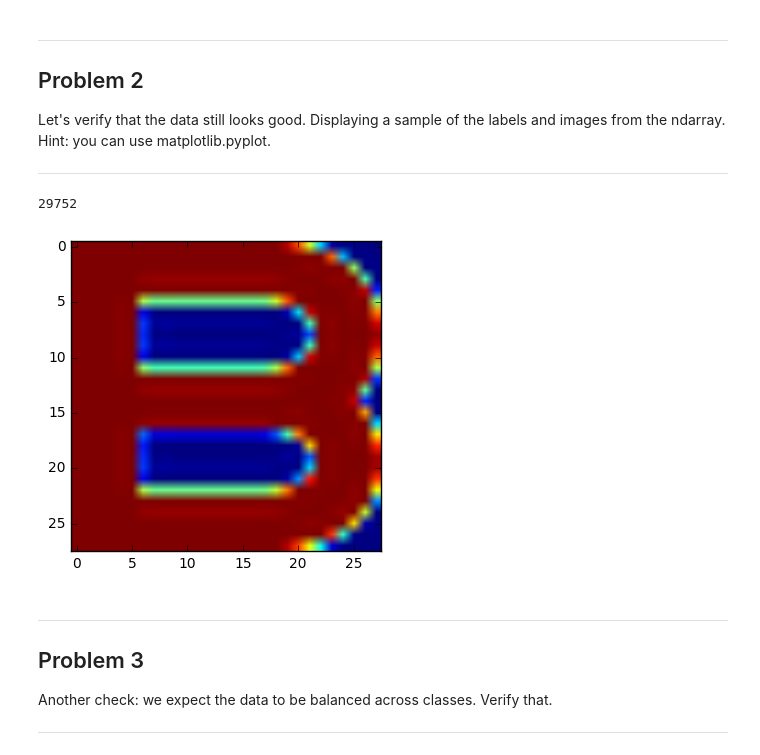
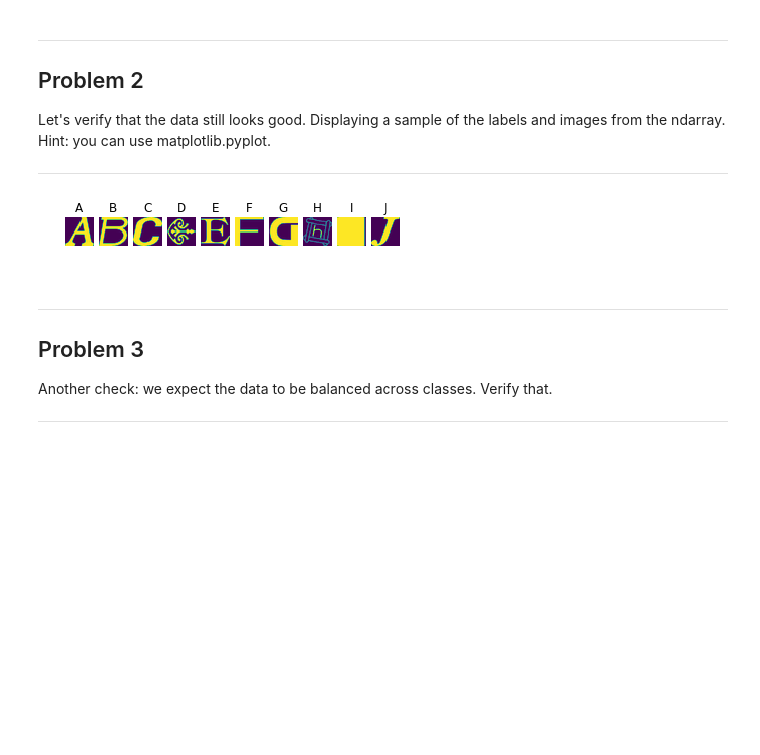
Before and after one commit to runnphoenix/DLAssignments, a Jupyter notebook: 1_notmnist.ipynb, the cells around one changed output. Drawn from its saved outputs; the diff is of its cells as text; code cells hidden in the pictures; blank space fills up the shorter version.

```diff
--- a/1_notmnist.ipynb
+++ b/1_notmnist.ipynb
@@ -30,10 +30,11 @@ First, we'll download the dataset to our local machine. The data consists of cha
 # %%
 url = 'http://commondatastorage.googleapis.com/books1000/'
 last_percent_reported = None
+data_root = '.' # Change me to store data elsewhere
 
 def download_progress_hook(count, blockSize, totalSize):
   """A hook to report the progress of a download. This is mostly intended for users with
-  slow internet connections. Reports every 1% change in download progress.
+  slow internet connections. Reports every 5% change in download progress.
   """
   global last_percent_reported
   percent = int(count * blockSize * 100 / totalSize)
@@ -50,18 +51,19 @@ def download_progress_hook(count, blockSize, totalSize):
 
 def maybe_download(filename, expected_bytes, force=False):
   """Download a file if not present, and make sure it's the right size."""
-  if force or not os.path.exists(filename):
+  dest_filename = os.path.join(data_root, filename)
+  if force or not os.path.exists(dest_filename):
     print('Attempting to download:', filename)
-    filename, _ = urlretrieve(url + filename, filename, reporthook=download_progress_hook)
+    filename, _ = urlretrieve(url + filename, dest_filename, reporthook=download_progress_hook)
     print('\nDownload Complete!')
-  statinfo = os.stat(filename)
+  statinfo = os.stat(dest_filename)
   if statinfo.st_size == expected_bytes:
-    print('Found and verified', filename)
+    print('Found and verified', dest_filename)
   else:
     raise Exception(
-      'Failed to verify ' + filename + '. Can you get to it with a browser?')
-  return filename
+      'Failed to verify ' + dest_filename + '. Can you get to it with a browser?')
+  return dest_filename
 
 train_filename = maybe_download('notMNIST_large.tar.gz', 247336696)
-test_filename = maybe_download('notMNIST_small.tar', 22456320)
+test_filename = maybe_download('notMNIST_small.tar.gz', 8458043)
 # %% [output]
@@ -83,7 +85,7 @@ def maybe_extract(filename, force=False):
     print('Extracting data for %s. This may take a while. Please wait.' % root)
     tar = tarfile.open(filename)
     sys.stdout.flush()
-    tar.extractall()
+    tar.extractall(data_root)
     tar.close()
   data_folders = [
     os.path.join(root, d) for d in sorted(os.listdir(root))
@@ -205,17 +202,20 @@ Let's verify that the data still looks good. Displaying a sample of the labels a
 
 ---
 # %%
-pickle_file = train_datasets[1]  # index 0 should be all As, 1 = all Bs, etc.
-with open(pickle_file, 'rb') as f:
-    letter_set = pickle.load(f)  # unpickle
-    sample_idx = np.random.randint(len(letter_set))  # pick a random image index
-    sample_image = letter_set[sample_idx, :, :]  # extract a 2D slice
-    print(sample_idx)
-    plt.figure()
-    plt.imshow(sample_image)  # display it
+fig = plt.figure()
+for file_index in range(10):
+    pickle_file = train_datasets[file_index]  # index 0 should be all As, 1 = all Bs, etc.
+    with open(pickle_file, 'rb') as f:
+        letter_set = pickle.load(f)  # unpickle
+        sample_idx = np.random.randint(len(letter_set))  # pick a random image index
+        sample_image = letter_set[sample_idx, :, :]  # extract a 2D slice
+        subplot = fig.add_subplot(1,10, file_index+1)
+        subplot.set_title(list('ABCDEFGHIJ')[file_index])
+        plt.axis('off')
+        plt.imshow(sample_image)  # display it
+plt.show()
 # %% [output]
-29752
-[figure, old version]
+[figure, new version]
 # %% [markdown]
 ---
 Problem 3
```
Also changed, not shown: parts of 10 cells of this notebook, 5 other files.
